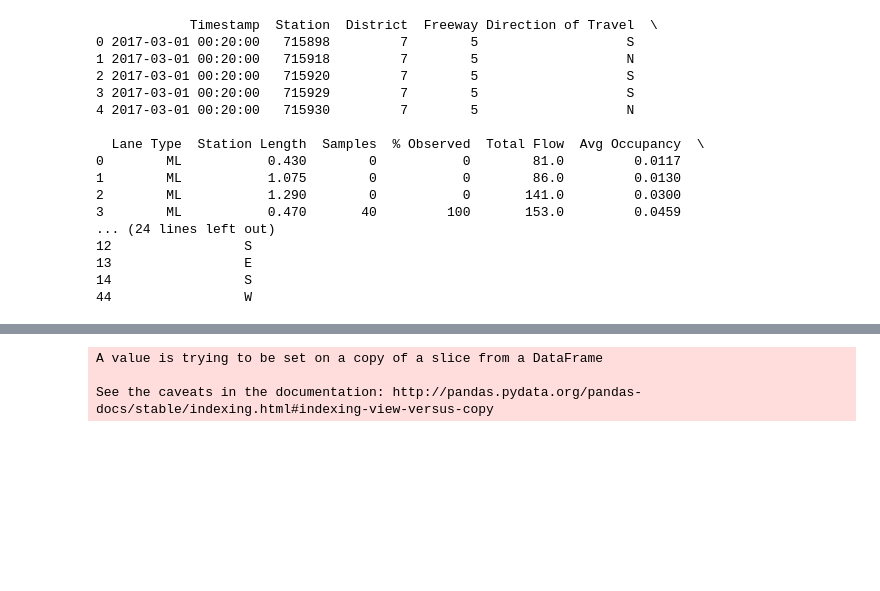
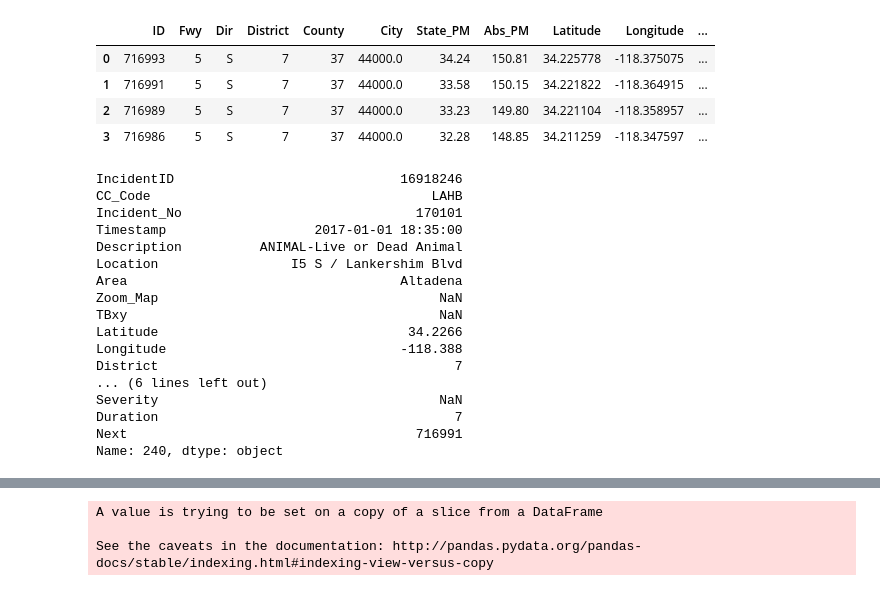
Before and after one commit to frolovconst/TC_w_ML, a Jupyter notebook: incidents_touch/inc_desc_ansis.ipynb, the cells around one changed output, grey strips where cells are left out. Drawn from its saved outputs; the diff is of its cells as text; code cells hidden in the pictures; blank space fills up the shorter version.

Commit message:
accident windows construction complete

```diff
--- a/incidents_touch/inc_desc_ansis.ipynb
+++ b/incidents_touch/inc_desc_ansis.ipynb
@@ -43,20 +116,2 @@ def create_accident_windows(path, srs_path, dest_path):
 # %%
-create_accident_windows('../data/PeMS/Incidents/test_env/inc/light/', '../data/PeMS/Incidents/test_env/series/smoothed/', '../data/PeMS/Incidents/test_env/inc/result')
+accdnt_windows_march = create_accident_windows('../data/PeMS/Incidents/test_env/inc/light/', '../data/PeMS/Incidents/test_env/series/smoothed/', '../data/PeMS/Incidents/test_env/stations/light', '../data/PeMS/Incidents/test_env/det/blkg', '../data/PeMS/Incidents/test_env/inc/result')
-# %% [output]
-            Timestamp  Station  District  Freeway Direction of Travel  \
-0 2017-03-01 00:20:00   715898         7        5                   S
-1 2017-03-01 00:20:00   715918         7        5                   N
-2 2017-03-01 00:20:00   715920         7        5                   S
-3 2017-03-01 00:20:00   715929         7        5                   S
-4 2017-03-01 00:20:00   715930         7        5                   N
-
-  Lane Type  Station Length  Samples  % Observed  Total Flow  Avg Occupancy  \
-0        ML           0.430        0           0        81.0         0.0117
-1        ML           1.075        0           0        86.0         0.0130
-2        ML           1.290        0           0       141.0         0.0300
-3        ML           0.470       40         100       153.0         0.0459
-... (24 lines left out)
-12                 S
-13                 E
-14                 S
-44                 W
@@ -62,0 +141,28 @@ create_accident_windows('../data/PeMS/Incidents/test_env/inc/light/', '../data/P
+# %%
+st_tst
+# %% [output]
+|  | ID | Fwy | Dir | District | County | City | State_PM | Abs_PM | Latitude | Longitude | ... |
+| 0 | 716993 | 5 | S | 7 | 37 | 44000.0 | 34.24 | 150.81 | 34.225778 | -118.375075 | ... |
+| 1 | 716991 | 5 | S | 7 | 37 | 44000.0 | 33.58 | 150.15 | 34.221822 | -118.364915 | ... |
+| 2 | 716989 | 5 | S | 7 | 37 | 44000.0 | 33.23 | 149.80 | 34.221104 | -118.358957 | ... |
+| 3 | 716986 | 5 | S | 7 | 37 | 44000.0 | 32.28 | 148.85 | 34.211259 | -118.347597 | ... |
+# %%
+inc_month.iloc[216]
+# %% [output]
+IncidentID                             16918246
+CC_Code                                    LAHB
+Incident_No                              170101
+Timestamp                   2017-01-01 18:35:00
+Description          ANIMAL-Live or Dead Animal
+Location                 I5 S / Lankershim Blvd
+Area                                   Altadena
+Zoom_Map                                    NaN
+TBxy                                        NaN
+Latitude                                34.2266
+Longitude                              -118.388
+District                                      7
+... (6 lines left out)
+Severity                                    NaN
+Duration                                      7
+Next                                     716991
+Name: 240, dtype: object
```
Also changed, not shown: parts of 19 cells of this notebook, 1 other file.
